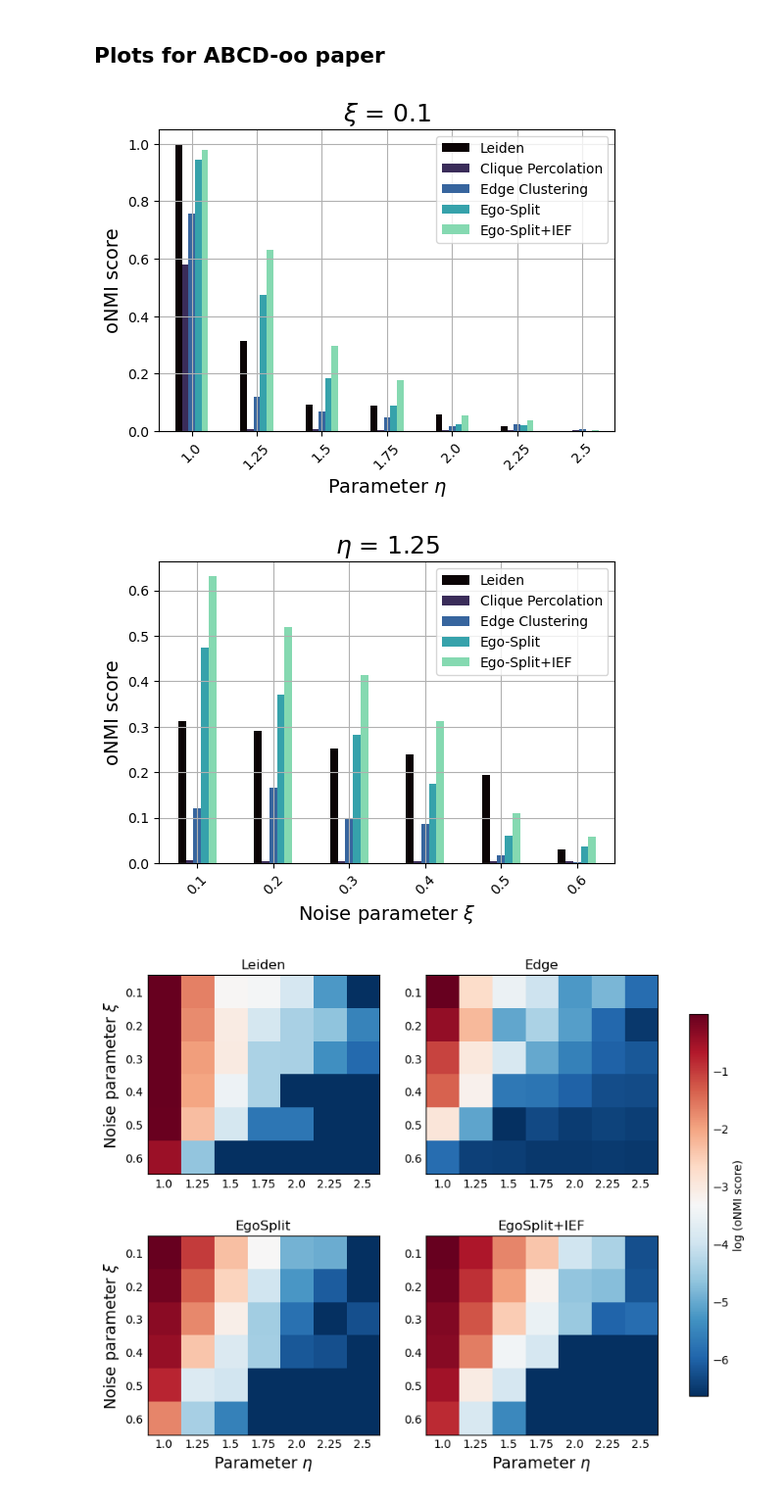
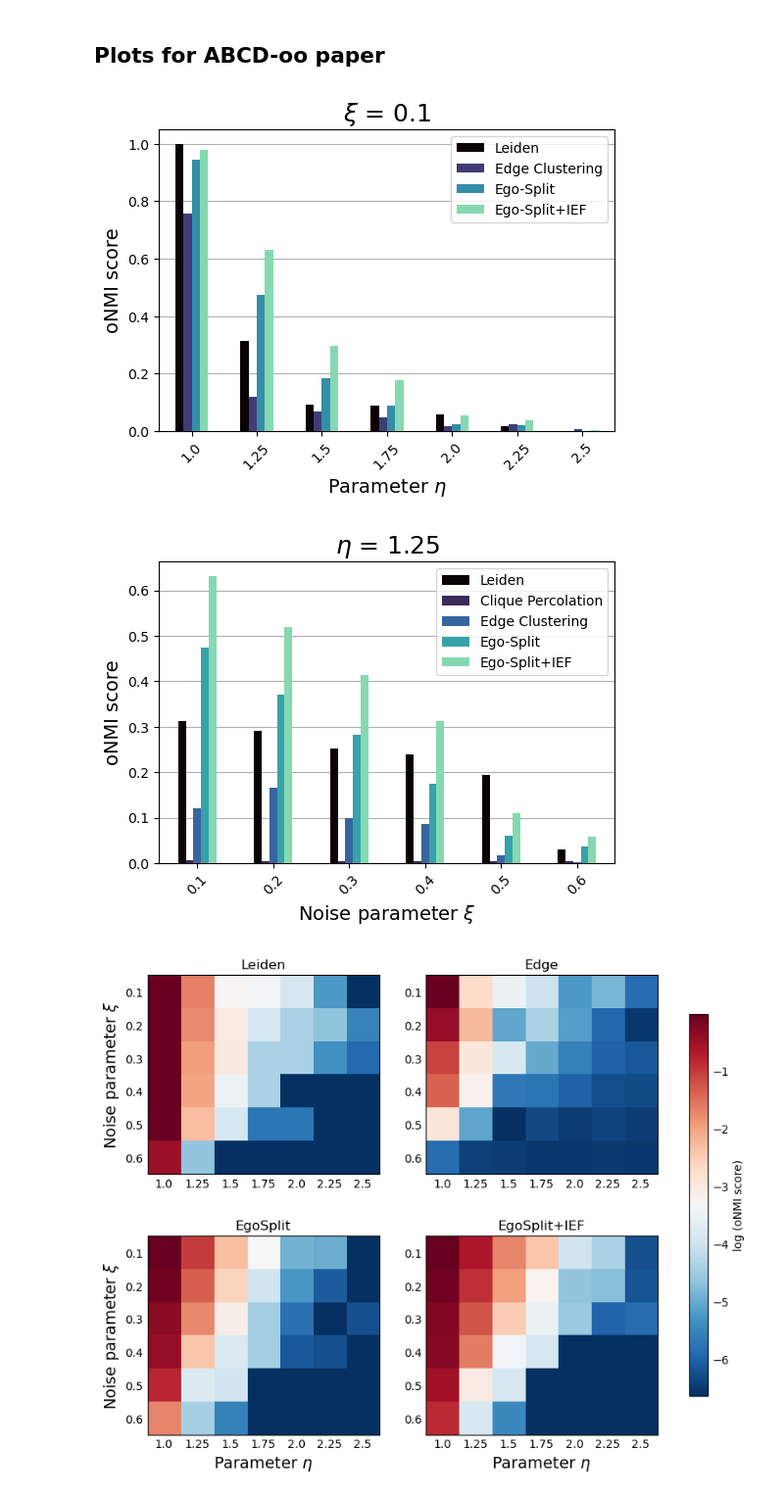
Before and after one commit to ftheberge/ABCDoo_Experiments, a Jupyter notebook: CompareAlgorithms/compare_algorithms.ipynb, the cells around one changed output. Shown at 98% size. Saved outputs shown, nothing was run; the diff lists cells and outputs as text; code cells hidden in the pictures.

Commit message:
Remove vertical lines and push grid behind bars

```diff
--- a/CompareAlgorithms/compare_algorithms.ipynb
+++ b/CompareAlgorithms/compare_algorithms.ipynb
@@ -340,21 +340,21 @@ def truncate_colormap(cmap, minval=0.0, maxval=1.0, n=100):
     return new_cmap
 cmap = truncate_colormap(cmap,0,.85)
 # %%
-df[df.xi==.1].plot(x='eta',y=['Leiden', 'CPM', 'Edge', 'EgoSplit', 'EgoSplit+IEF'],
-                    kind='bar', figsize=(6,4), colormap=cmap)
-plt.grid()
-plt.legend(['Leiden','Clique Percolation','Edge Clustering','Ego-Split','Ego-Split+IEF'])
+df[df.xi==.1].plot(x='eta',y=['Leiden', 'Edge', 'EgoSplit', 'EgoSplit+IEF'],
+                    kind='bar', figsize=(6,4), colormap=cmap, zorder=3)
+plt.grid(axis="y")
+plt.legend(['Leiden','Edge Clustering','Ego-Split','Ego-Split+IEF'])
 plt.xlabel(r'Parameter $\eta$', fontsize=14)
 plt.xticks(rotation=45)
 plt.ylabel('oNMI score', fontsize=14)
 plt.title(r'$\xi$ = 0.1', fontsize=18);
 plt.savefig('compare_algos_eta.png', bbox_inches='tight');
 # %% [output]
-[figure, old version]
+[figure, new version]
 # %%
 df[df.eta==1.25].plot(x='xi',y=['Leiden', 'CPM', 'Edge', 'EgoSplit', 'EgoSplit+IEF'],
-                     kind='bar', figsize=(6,4), colormap=cmap);
-plt.grid()
+                     kind='bar', figsize=(6,4), colormap=cmap, zorder=3)
+plt.grid(axis="y")
 plt.legend(['Leiden','Clique Percolation','Edge Clustering','Ego-Split','Ego-Split+IEF'])
 plt.xlabel(r'Noise parameter $\xi$', fontsize=14)
 plt.xticks(rotation=45)
@@ -362,7 +362,7 @@ plt.ylabel('oNMI score', fontsize=14)
 plt.title(r'$\eta$ = 1.25', fontsize=18);
 plt.savefig('compare_algos_xi.png', bbox_inches='tight');
 # %% [output]
-[figure, old version]
+[figure, new version]
 # %%
 ## image plot
 plt.style.use('_mpl-gallery-nogrid')
```
